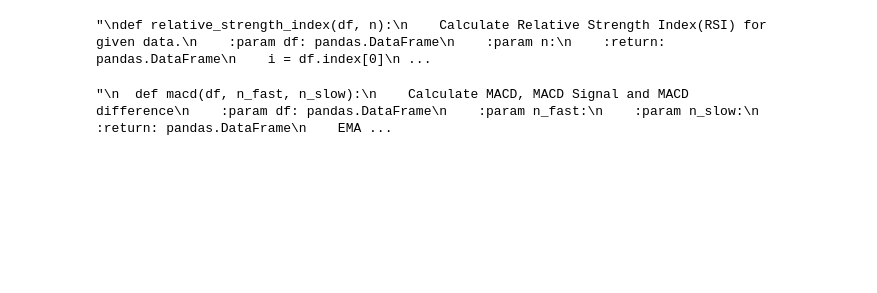
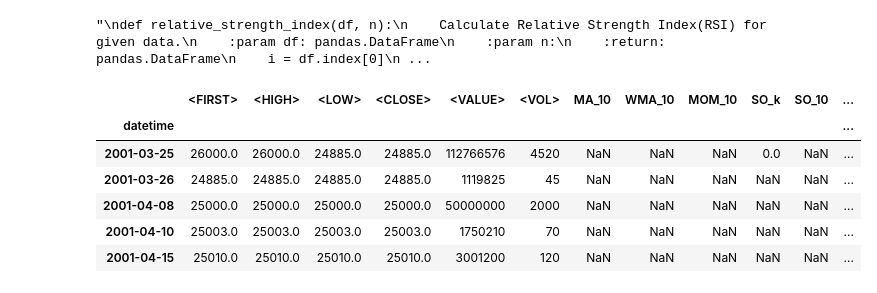
Before and after one commit to Devanshi-123/stock_market_prediction, a Jupyter notebook: Stock_Market_Prediction.ipynb, the cells around one changed output. Drawn from its saved outputs; the diff is of its cells as text; code cells hidden in the pictures; blank space fills up the shorter version.

```diff
--- a/Stock_Market_Prediction.ipynb
+++ b/Stock_Market_Prediction.ipynb
@@ -172,26 +172,32 @@ def relative_strength_index(df, n):
 "\ndef relative_strength_index(df, n):\n    Calculate Relative Strength Index(RSI) for given data.\n    :param df: pandas.DataFrame\n    :param n:\n    :return: pandas.DataFrame\n    i = df.index[0]\n ...
 # %%
 #7. Signal
-#Value of n_fast and n_slow ??
-"""
-  def macd(df, n_fast, n_slow):
-    Calculate MACD, MACD Signal and MACD difference
+def macd(df, n_fast, n_slow):
+    """Calculate MACD, MACD Signal and MACD difference
     :param df: pandas.DataFrame
     :param n_fast:
     :param n_slow:
     :return: pandas.DataFrame
-    EMAfast = pd.Series(df['close'].ewm(span=n_fast, min_periods=n_slow).mean())
-    EMAslow = pd.Series(df['close'].ewm(span=n_slow, min_periods=n_slow).mean())
+    """
+    EMAfast = pd.Series(df['<CLOSE>'].ewm(span=n_fast, min_periods=n_slow).mean())
+    EMAslow = pd.Series(df['<CLOSE>'].ewm(span=n_slow, min_periods=n_slow).mean())
     MACD = pd.Series(EMAfast - EMAslow, name='MACD_' + str(n_fast) + '_' + str(n_slow))
     MACDsign = pd.Series(MACD.ewm(span=9, min_periods=9).mean(), name='MACDsign_' + str(n_fast) + '_' + str(n_slow))
     MACDdiff = pd.Series(MACD - MACDsign, name='MACDdiff_' + str(n_fast) + '_' + str(n_slow))
     df = df.join(MACD)
     df = df.join(MACDsign)
     df = df.join(MACDdiff)
     return df
-"""
+df_new = macd(df_new,12,26)
+df_new.head()
 # %% [output]
-"\n  def macd(df, n_fast, n_slow):\n    Calculate MACD, MACD Signal and MACD difference\n    :param df: pandas.DataFrame\n    :param n_fast:\n    :param n_slow:\n    :return: pandas.DataFrame\n    EMA ...
+|  | <FIRST> | <HIGH> | <LOW> | <CLOSE> | <VALUE> | <VOL> | MA_10 | WMA_10 | MOM_10 | SO_k | SO_10 | ... |
+| datetime |  |  |  |  |  |  |  |  |  |  |  | ... |
+| 2001-03-25 | 26000.0 | 26000.0 | 24885.0 | 24885.0 | 112766576 | 4520 | NaN | NaN | NaN | 0.0 | NaN | ... |
+| 2001-03-26 | 24885.0 | 24885.0 | 24885.0 | 24885.0 | 1119825 | 45 | NaN | NaN | NaN | NaN | NaN | ... |
+| 2001-04-08 | 25000.0 | 25000.0 | 25000.0 | 25000.0 | 50000000 | 2000 | NaN | NaN | NaN | NaN | NaN | ... |
+| 2001-04-10 | 25003.0 | 25003.0 | 25003.0 | 25003.0 | 1750210 | 70 | NaN | NaN | NaN | NaN | NaN | ... |
+| 2001-04-15 | 25010.0 | 25010.0 | 25010.0 | 25010.0 | 3001200 | 120 | NaN | NaN | NaN | NaN | NaN | ... |
 # %%
 #8. Larry Williams R%
 #lEFT
```
Also changed, not shown: parts of 8 cells of this notebook.
